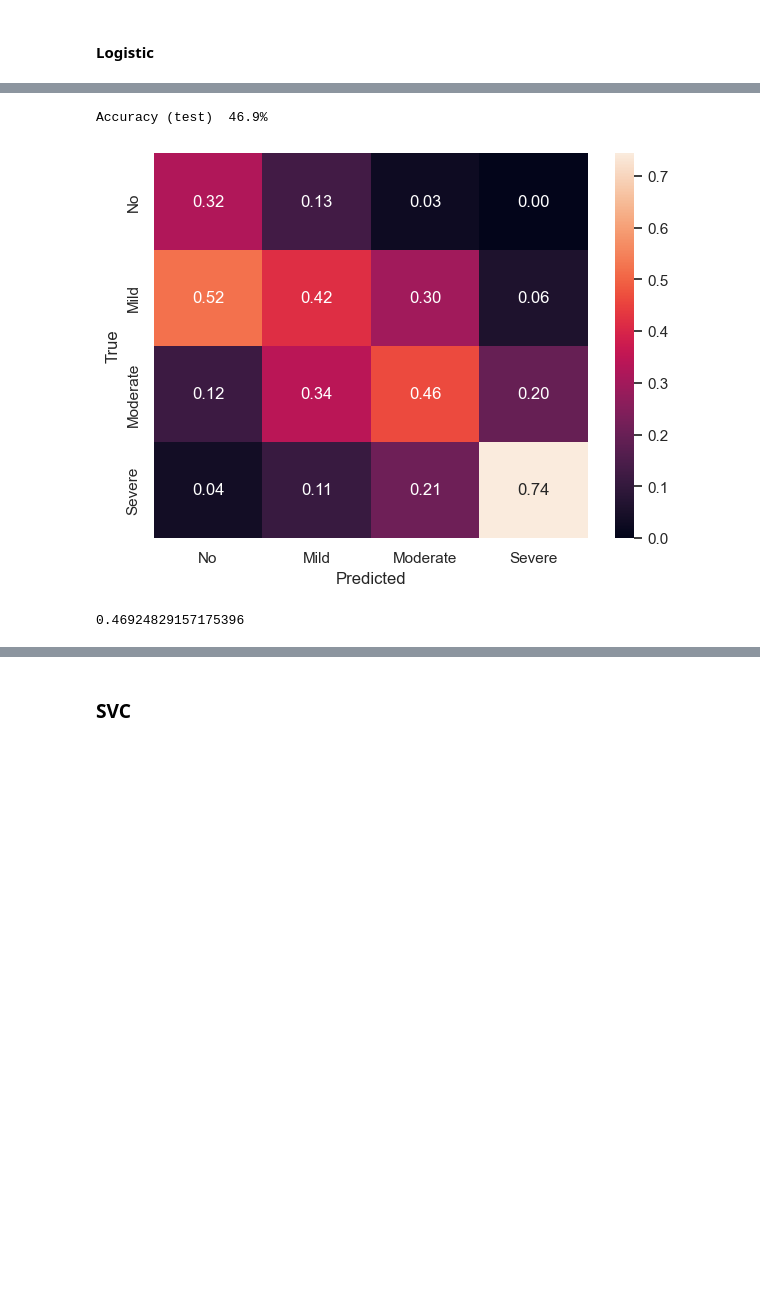
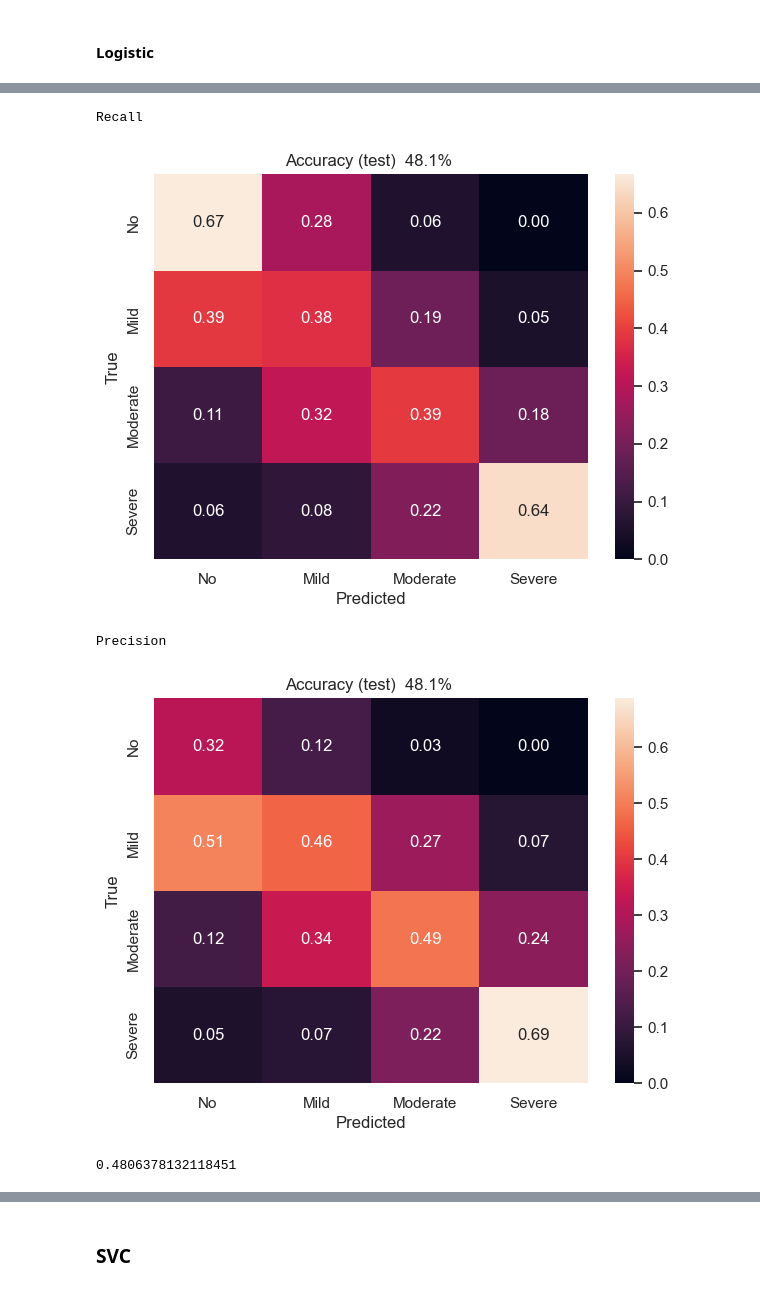
Before and after one commit to filipposkat/apnea-ppg, a Jupyter notebook: meta_model_notebook.ipynb, the cells around one changed output, grey strips where cells are left out. Drawn from its saved outputs; the diff is of its cells as text; code cells hidden in the pictures; blank space fills up the shorter version.

```diff
--- a/meta_model_notebook.ipynb
+++ b/meta_model_notebook.ipynb
@@ -132,12 +132,14 @@ def plot_correl_matrix(df, target, k=8):
         sns.heatmap(corrmat, cbar=True, annot=True, square=True, fmt='.2f', annot_kws={'size': 10}, yticklabels=df.columns.values, xticklabels=df.columns.values)
 
 def classification_performance(y_true, y_hat, test=True, plot_confusion=True, target_labels=None, normalize=None):
+    """
+    :param normalize: {'true', 'pred', 'all'} or None
+    """
     train_test =  "test" if test else "train"
     accuracy = accuracy_score(y_true, y_hat)
-    print(f"Accuracy ({train_test})  %0.1f%% " % ( accuracy * 100))
+
     if plot_confusion:
-
-        cm = confusion_matrix(y_true, y_hat,normalize=normalize)
+        cm = confusion_matrix(y_true, y_hat, normalize=normalize)
         #print(cm)
         if not target_labels:
             df_cm = pd.DataFrame(cm)
@@ -145,14 +147,19 @@ def classification_performance(y_true, y_hat, test=True, plot_confusion=True, ta
             df_cm = pd.DataFrame(cm, index = target_labels,
                             columns = target_labels)
         plt.figure(figsize = (7,5))
-        sns.set(font_scale=1) # for label size
+        plt.title(f"Accuracy ({train_test})  %0.1f%% " % ( accuracy * 100))
+        sns.set_theme(font_scale=1) # for label size
         if normalize:
             sns.heatmap(df_cm, annot=True, fmt=".2f",)
+
         else:
             sns.heatmap(df_cm, annot=True, fmt="d")
         plt.xlabel("Predicted")
         plt.ylabel("True")
         plt.show()
+    else:
+        print(f"Accuracy ({train_test})  %0.1f%% " % ( accuracy * 100))
+
     return accuracy
 
 target="ahi_a0h3a"
@@ -295,9 +301,14 @@ Traceback (most recent call last):
 # %%
+print("Recall")
+classification_performance(Y_test_clas, best_logistic.predict(X_test), test=True, plot_confusion=True, target_labels=["No", "Mild", "Moderate", "Severe"], normalize="true")
+print("Precision")
 classification_performance(Y_test_clas, best_logistic.predict(X_test), test=True, plot_confusion=True, target_labels=["No", "Mild", "Moderate", "Severe"], normalize="pred")
 # %% [output]
-Accuracy (test)  46.9%
+Recall
-[figure, old version]
+[figure, new version]
-0.46924829157175396
+Precision
+[figure, added]
+0.4806378132118451
 # %%
 print(f"Test accuracy: {100*accuracy_score(Y_test_clas, best_logistic.predict(X_test)):.2f}%")
 
```
Also changed, not shown: parts of 24 cells of this notebook, 11 other files.
